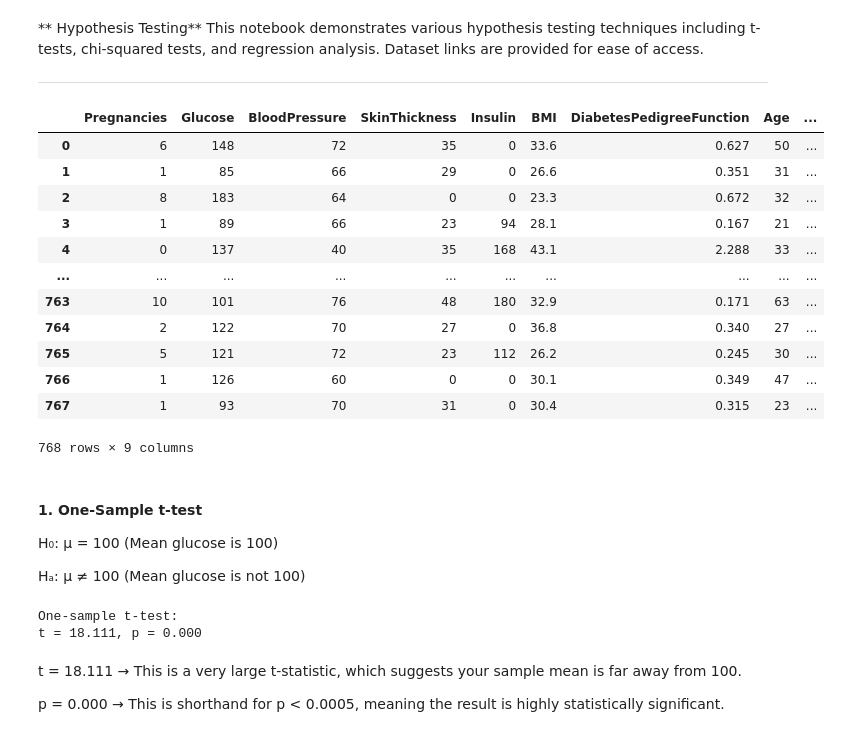
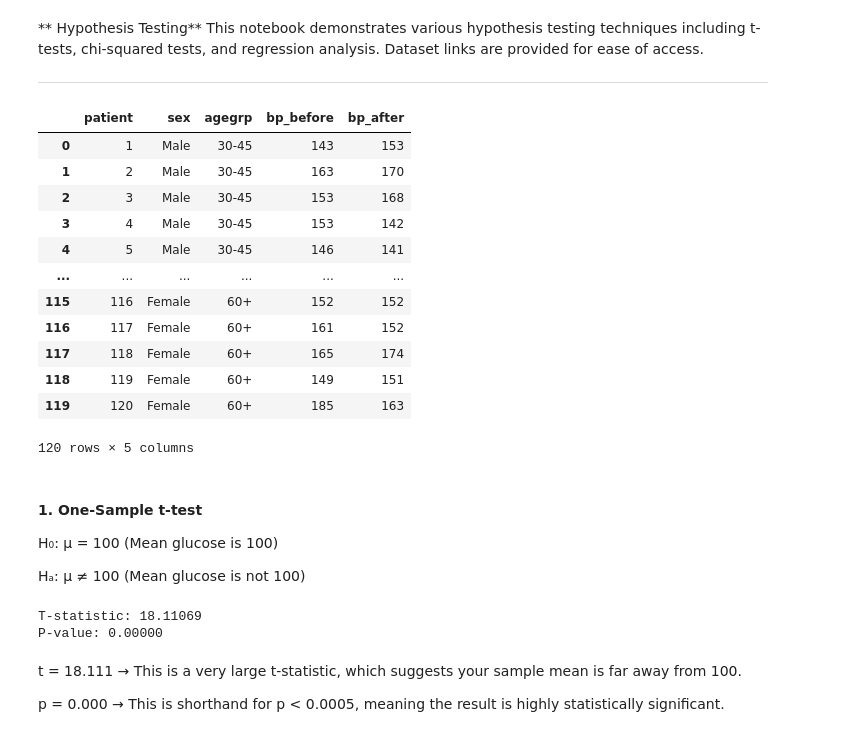
Before and after one commit to glycodynamics/BME370, a Jupyter notebook: Example1.ipynb, the cells around one changed output. Cells and saved outputs as stored; diff of their text form; code cells hidden in the pictures.

```diff
--- a/Example1.ipynb
+++ b/Example1.ipynb
@@ -14,20 +16,22 @@ from scipy.stats import ttest_ind
 # %%
-data = pd.read_csv("https://raw.githubusercontent.com/glycodynamics/BME370/refs/heads/main/data/diabetes.csv")
-data
+data_1 = pd.read_csv("https://raw.githubusercontent.com/glycodynamics/BME370/refs/heads/main/data/diabetes.csv")
+data_2 = pd.read_csv("https://raw.githubusercontent.com/glycodynamics/BME370/refs/heads/main/data/diabetes_2.csv")
+data_3 = pd.read_csv("https://raw.githubusercontent.com/glycodynamics/BME370/refs/heads/main/data/blood_pressure.csv")
+data_3
 # %% [output]
-|  | Pregnancies | Glucose | BloodPressure | SkinThickness | Insulin | BMI | DiabetesPedigreeFunction | Age | ... |
-| 0 | 6 | 148 | 72 | 35 | 0 | 33.6 | 0.627 | 50 | ... |
-| 1 | 1 | 85 | 66 | 29 | 0 | 26.6 | 0.351 | 31 | ... |
-| 2 | 8 | 183 | 64 | 0 | 0 | 23.3 | 0.672 | 32 | ... |
-| 3 | 1 | 89 | 66 | 23 | 94 | 28.1 | 0.167 | 21 | ... |
-| 4 | 0 | 137 | 40 | 35 | 168 | 43.1 | 2.288 | 33 | ... |
-| ... | ... | ... | ... | ... | ... | ... | ... | ... | ... |
-| 763 | 10 | 101 | 76 | 48 | 180 | 32.9 | 0.171 | 63 | ... |
-| 764 | 2 | 122 | 70 | 27 | 0 | 36.8 | 0.340 | 27 | ... |
-| 765 | 5 | 121 | 72 | 23 | 112 | 26.2 | 0.245 | 30 | ... |
-| 766 | 1 | 126 | 60 | 0 | 0 | 30.1 | 0.349 | 47 | ... |
-| 767 | 1 | 93 | 70 | 31 | 0 | 30.4 | 0.315 | 23 | ... |
+|  | patient | sex | agegrp | bp_before | bp_after |
+| 0 | 1 | Male | 30-45 | 143 | 153 |
+| 1 | 2 | Male | 30-45 | 163 | 170 |
+| 2 | 3 | Male | 30-45 | 153 | 168 |
+| 3 | 4 | Male | 30-45 | 153 | 142 |
+| 4 | 5 | Male | 30-45 | 146 | 141 |
+| ... | ... | ... | ... | ... | ... |
+| 115 | 116 | Female | 60+ | 152 | 152 |
+| 116 | 117 | Female | 60+ | 161 | 152 |
+| 117 | 118 | Female | 60+ | 165 | 174 |
+| 118 | 119 | Female | 60+ | 149 | 151 |
+| 119 | 120 | Female | 60+ | 185 | 163 |
-768 rows × 9 columns
+120 rows × 5 columns
 # %% [markdown]
 #
 **1. One-Sample t-test**
@@ -37,11 +41,13 @@ H₀: μ = 100       (Mean glucose is 100)
 Hₐ: μ ≠ 100       (Mean glucose is not 100)
 # %%
 # Perform one-sample t-test on the entire Glucose column
-t_stat, p_value = ttest_1samp(data['Glucose'].dropna(), popmean=100)
-print(f"One-sample t-test:\nt = {t_stat:.3f}, p = {p_value:.3f}")
+t_statistic, p_value = stats.ttest_1samp(data['Glucose'], popmean=100)
+
+print(f"T-statistic: {t_statistic:.5f}")
+print(f"P-value: {p_value:.5f}")
 # %% [output]
-One-sample t-test:
-t = 18.111, p = 0.000
+T-statistic: 18.11069
+P-value: 0.00000
 # %% [markdown]
 t = 18.111 → This is a very large t-statistic, which suggests your sample mean is far away from 100.
 
```
Also changed, not shown: parts of 11 cells of this notebook.
